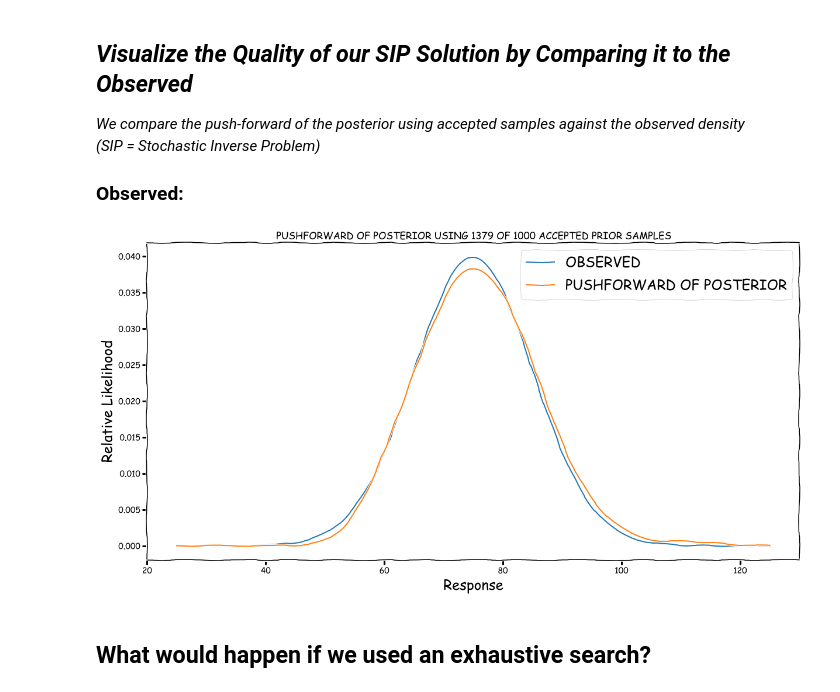
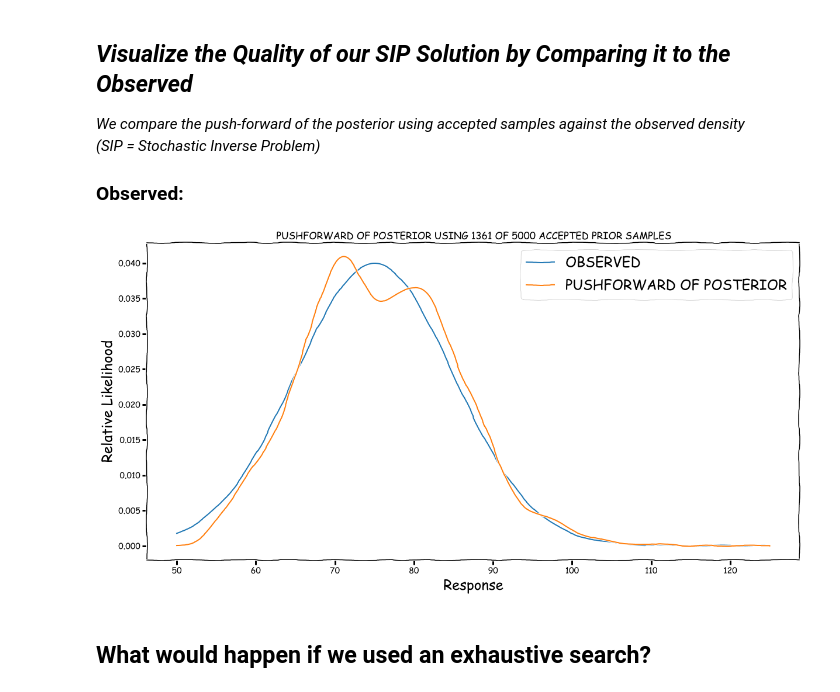
Before and after one commit to mpilosov/ConsistentBayes, a Jupyter notebook: examples/ImproveSampling.ipynb, the cells around one changed output. Saved outputs shown, nothing was run; the diff lists cells and outputs as text; code cells hidden in the pictures.

```diff
--- a/examples/ImproveSampling.ipynb
+++ b/examples/ImproveSampling.ipynb
@@ -119,7 +119,7 @@ plt.show()
 _Here we implement uniform random priors on the unit hypercube_
 # %%
 input_dim = 2 # Specify input space dimension (n)
-num_samples = int(1E3) # number of input samples (N)
+num_samples = int(5E3) # number of input samples (N)
 s_set = sample.sample_set(size=(num_samples, input_dim))
 model_solves = 0
 if PtO_fun_choice == 1:
@@ -317,17 +316,17 @@ _We compare the push-forward of the posterior using accepted samples against the
 _(SIP = Stochastic Inverse Problem)_
 ### Observed:
 # %%
-xxi = np.linspace(25,125,1000)
+xxi = np.linspace(50,125,1000)
 plt.plot(xxi, p_set.observed_dist.pdf(xxi), label='OBSERVED')
-dy = distributions.skde(data=p_set.output.samples[accept_inds,:], **{'kernel': 'gaussian', 'bandwidth': 5})
+dy = distributions.skde(data=p_set.output.samples[accept_inds,:], **{'kernel': 'gaussian', 'bandwidth': 2})
 plt.plot(xxi, dy.pdf(xxi), label='PUSHFORWARD OF POSTERIOR')
 plt.legend(loc='upper right',fontsize=24)
 plt.xlabel('Response',fontsize=24)
 plt.ylabel('Relative Likelihood',fontsize=24)
 plt.title('Pushforward of Posterior using {} of {} Accepted Prior Samples'.upper().format(num_accept, num_samples))
 plt.show()
 # %% [output]
-[figure, old version]
+[figure, new version]
 # %% [markdown]
 ## What would happen if we used an exhaustive search?
 # %% [markdown]
```
Also changed, not shown: parts of 17 cells of this notebook, 2 other files.
